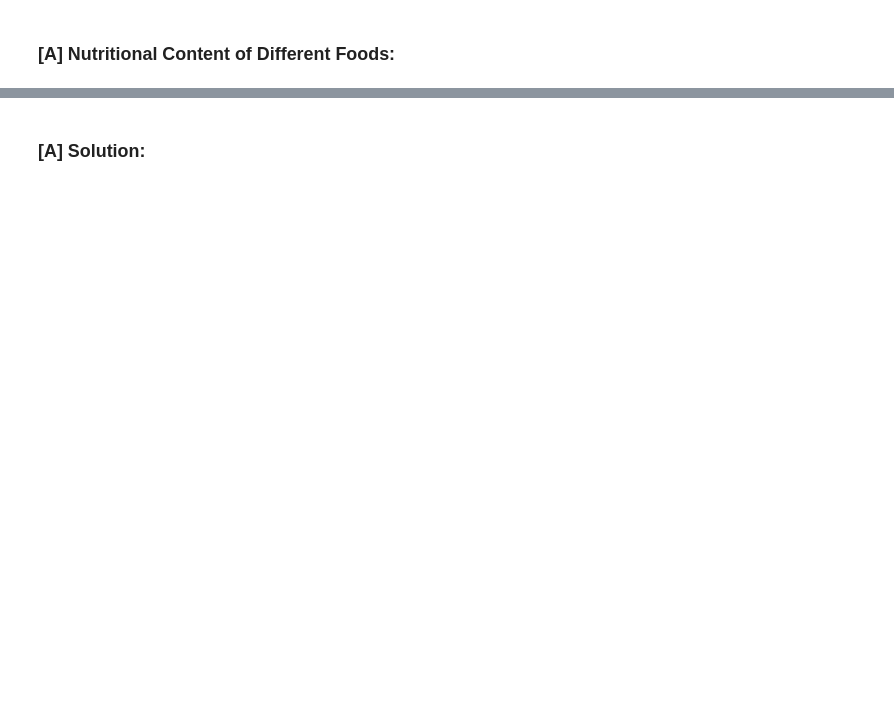
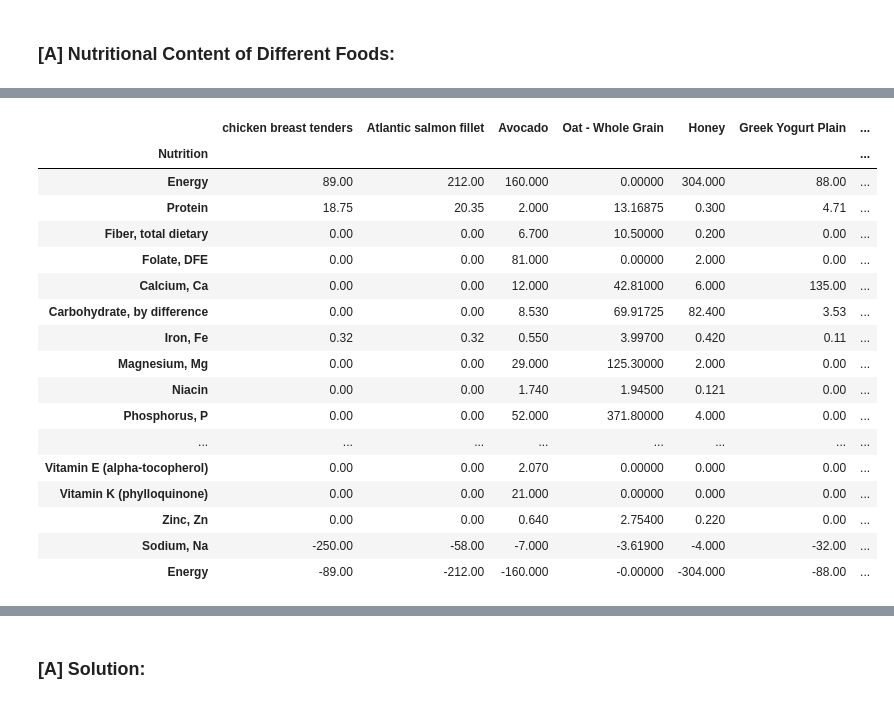
Before and after one commit to laragursoy/EEP153TeamWilburAtwater, a Jupyter notebook: EEP153_project_2.ipynb, the cells around one changed output, grey strips where cells are left out. Cells and saved outputs as stored; diff of their text form; code cells hidden in the pictures; blank space fills up the shorter version.

```diff
--- a/EEP153_project_2.ipynb
+++ b/EEP153_project_2.ipynb
@@ -31,0 +112,9 @@
+# %%
+# If it doesn't work, try to run the upper code block first!!!!!!!!!!!!!!!!!!!!!!!!!!!!!!!!!!!!!!!!!!!!!!!!!!!!!!!!!!!!!!!!
+
+# Unit Conversion/Normalization
+food_price["FDC Quantity"] = food_price.apply(lambda x: fdc.units(x["Quantity"], x["Unit"]), axis = 1)
+food_price["FDC Price"] = food_price["Price ($)"] / food_price["FDC Quantity"]
+warnings.filterwarnings("ignore", message="The unit of the quantity is stripped when downcasting to ndarray")
+food_price = food_price.drop(food_price.columns[2:6], axis = 1)
+food_price
@@ -32,2 +139,9 @@
 # %% [markdown]
 ### [A] Nutritional Content of Different Foods:
+# %%
+# Get apikey from https://fdc.nal.usda.gov/
+food = input("Food Name: ")  # "crunchy peanut butter"
+apikey = "mF4KpJl1hVML9jWQcT8iJZYIRXjD67LVCFzrsqN4"
+food_key_df = fdc.search(apikey, food)
+food_key_df = food_key_df.drop(food_key_df.columns[3:], axis = 1)
+food_key_df
@@ -33,0 +167,4 @@
+# %%
+FDCID = str(input("The fdcId you picked from above table: "))
+nutrition_df = fdc.nutrients(apikey, FDCID)
+nutrition_df
@@ -33,0 +188,61 @@
+# %%
+def matrix_A_func(food_price):
+
+    # Normalized units with corresponding prices
+    p = food_price.drop(food_price.columns[0], axis = 1)
+    p = p[~p['FDC Price'].astype(str).str.contains('nan', case=False, na=False)]
+    # astype(str) converts 'FDC Price' column to strings and applies the str.contains method to filter out rows containing 'nan'.
+
+    p = p.set_index('Name')
+    ###############################################################################################################################
+    min_requirement = pd.read_csv("Dietary_Requirements_diet_minimums.csv")
+    min_requirement = min_requirement.drop(min_requirement.columns[1], axis = 1)
+    min_requirement = min_requirement.set_index('Nutrition')
+    ###############################################################################################################################
+    max_requirement = pd.read_csv("Dietary_Requirements_diet_maximums.csv")
+    max_requirement = max_requirement.drop(max_requirement.columns[1], axis = 1)
+    max_requirement = max_requirement.set_index('Nutrition')
+    ###############################################################################################################################
+
+    matrix_A = {}
+
+    for food in food_price.Name.tolist():
+        try:
+            FDCID = food_price.loc[food_price.Name == food, :].fdcId.iloc[0]
+            matrix_A[food] = fdc.nutrients(apikey, FDCID).Quantity
+        except AttributeError:
+            warnings.warn(f"Couldn't find FDC Code {FDCID} for food {food}.")
+
+    matrix_A = pd.DataFrame(matrix_A, dtype = float)
+    matrix_A = matrix_A[p.index].fillna(0)
+
+    # Drop the rows that we don't have constraints for.
+    matrix_A_min = matrix_A.loc[min_requirement.index]
+    matrix_A_max = matrix_A.loc[max_requirement.index]
+
+    # Concatentate matrix_A_min and matrix_A_max
+    matrix_A = pd.concat(([matrix_A_min, -matrix_A_max]))
+    return matrix_A
+
+
+matrix_A = matrix_A_func(food_price)
+matrix_A
+# %% [output]
+|  | chicken breast tenders | Atlantic salmon fillet | Avocado | Oat - Whole Grain | Honey | Greek Yogurt Plain | ... |
+| Nutrition |  |  |  |  |  |  | ... |
+| Energy | 89.00 | 212.00 | 160.000 | 0.00000 | 304.000 | 88.00 | ... |
+| Protein | 18.75 | 20.35 | 2.000 | 13.16875 | 0.300 | 4.71 | ... |
+| Fiber, total dietary | 0.00 | 0.00 | 6.700 | 10.50000 | 0.200 | 0.00 | ... |
+| Folate, DFE | 0.00 | 0.00 | 81.000 | 0.00000 | 2.000 | 0.00 | ... |
+| Calcium, Ca | 0.00 | 0.00 | 12.000 | 42.81000 | 6.000 | 135.00 | ... |
+| Carbohydrate, by difference | 0.00 | 0.00 | 8.530 | 69.91725 | 82.400 | 3.53 | ... |
+| Iron, Fe | 0.32 | 0.32 | 0.550 | 3.99700 | 0.420 | 0.11 | ... |
+| Magnesium, Mg | 0.00 | 0.00 | 29.000 | 125.30000 | 2.000 | 0.00 | ... |
+| Niacin | 0.00 | 0.00 | 1.740 | 1.94500 | 0.121 | 0.00 | ... |
+| Phosphorus, P | 0.00 | 0.00 | 52.000 | 371.80000 | 4.000 | 0.00 | ... |
+| ... | ... | ... | ... | ... | ... | ... | ... |
+| Vitamin E (alpha-tocopherol) | 0.00 | 0.00 | 2.070 | 0.00000 | 0.000 | 0.00 | ... |
+| Vitamin K (phylloquinone) | 0.00 | 0.00 | 21.000 | 0.00000 | 0.000 | 0.00 | ... |
+| Zinc, Zn | 0.00 | 0.00 | 0.640 | 2.75400 | 0.220 | 0.00 | ... |
+| Sodium, Na | -250.00 | -58.00 | -7.000 | -3.61900 | -4.000 | -32.00 | ... |
+| Energy | -89.00 | -212.00 | -160.000 | -0.00000 | -304.000 | -88.00 | ... |
```
Also changed, not shown: parts of 26 cells of this notebook.
